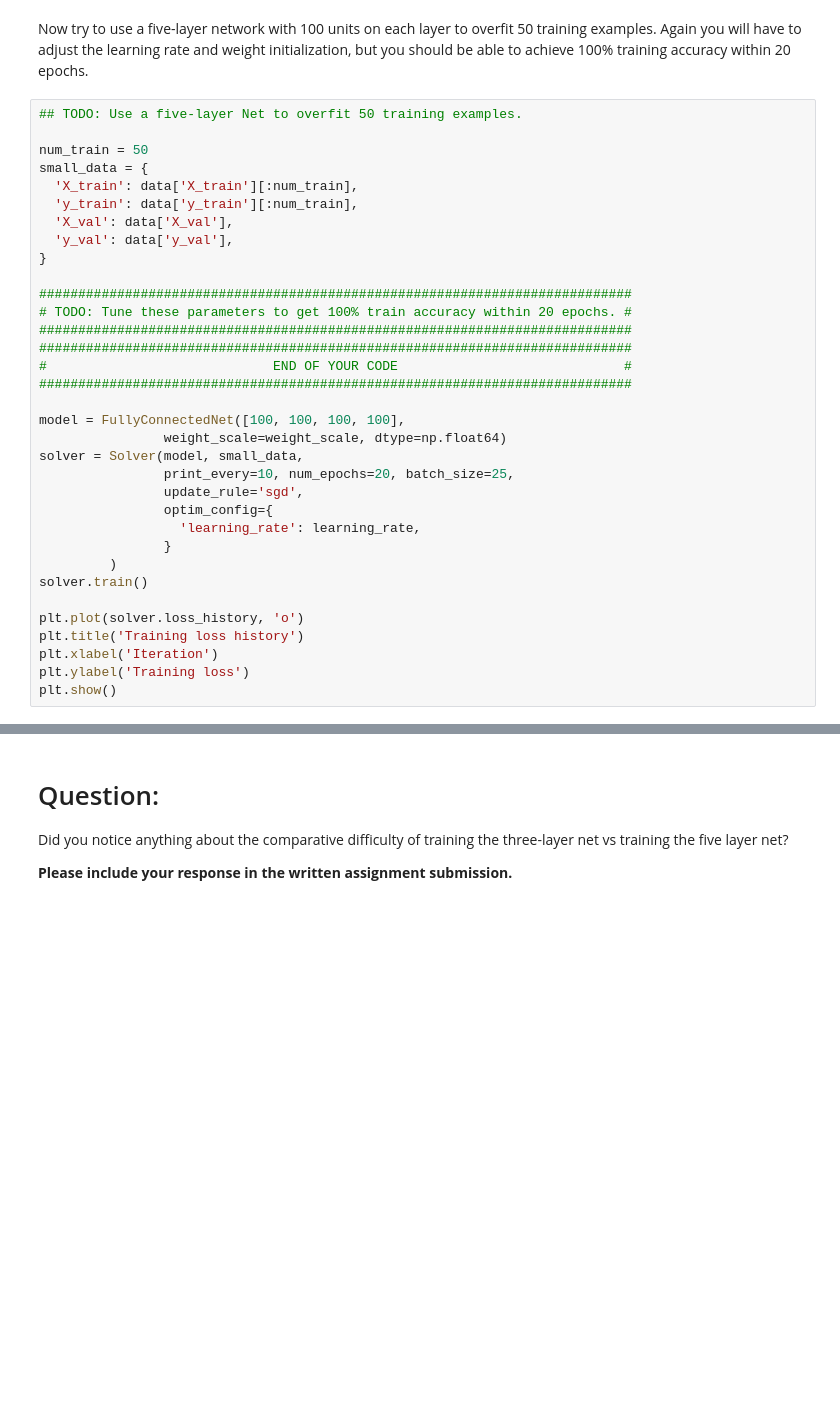
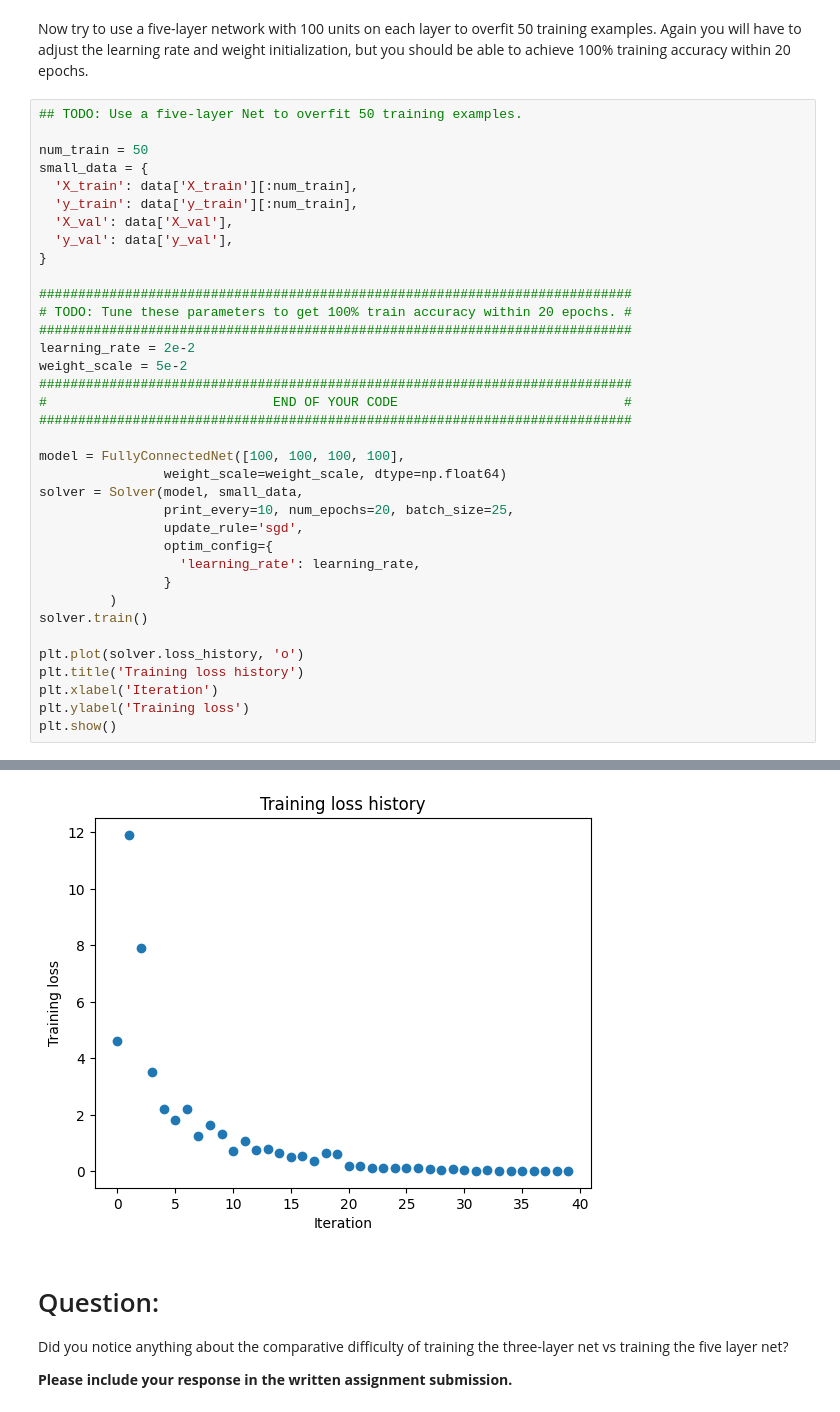
Before and after one commit to andrewctaylor/eecs182-andrew, a Jupyter notebook: hw00/code/networks.ipynb, the cells around one changed output, grey strips where cells are left out. Saved outputs shown, nothing was run; the diff lists cells and outputs as text; blank space fills up the shorter version.

```diff
--- a/hw00/code/networks.ipynb
+++ b/hw00/code/networks.ipynb
@@ -642,6 +1382,8 @@ small_data = {
 ############################################################################
 # TODO: Tune these parameters to get 100% train accuracy within 20 epochs. #
 ############################################################################
+learning_rate = 2e-2
+weight_scale = 5e-2
 ############################################################################
 #                             END OF YOUR CODE                             #
 ############################################################################
@@ -662,3 +1404,4 @@ plt.title('Training loss history')
 plt.xlabel('Iteration')
 plt.ylabel('Training loss')
 plt.show()
+# %% [output]
@@ -665,3 +1425,4 @@ plt.show()
+[figure, added]
 # %% [markdown]
 # Question:
 Did you notice anything about the comparative difficulty of training the three-layer net vs training the five layer net?
```
Also changed, not shown: parts of 19 cells of this notebook.
